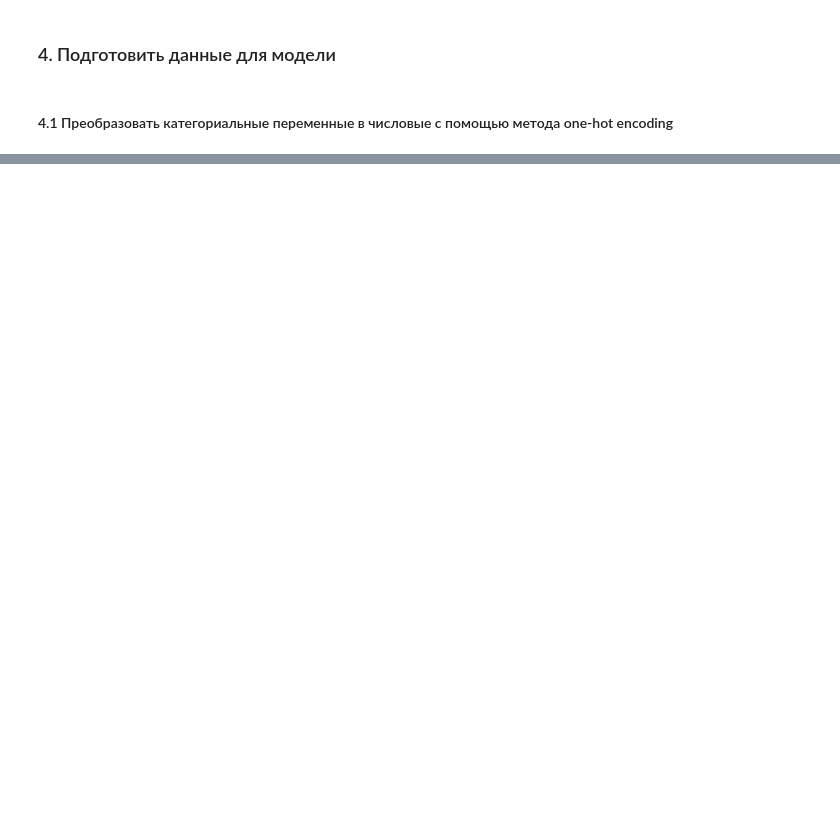
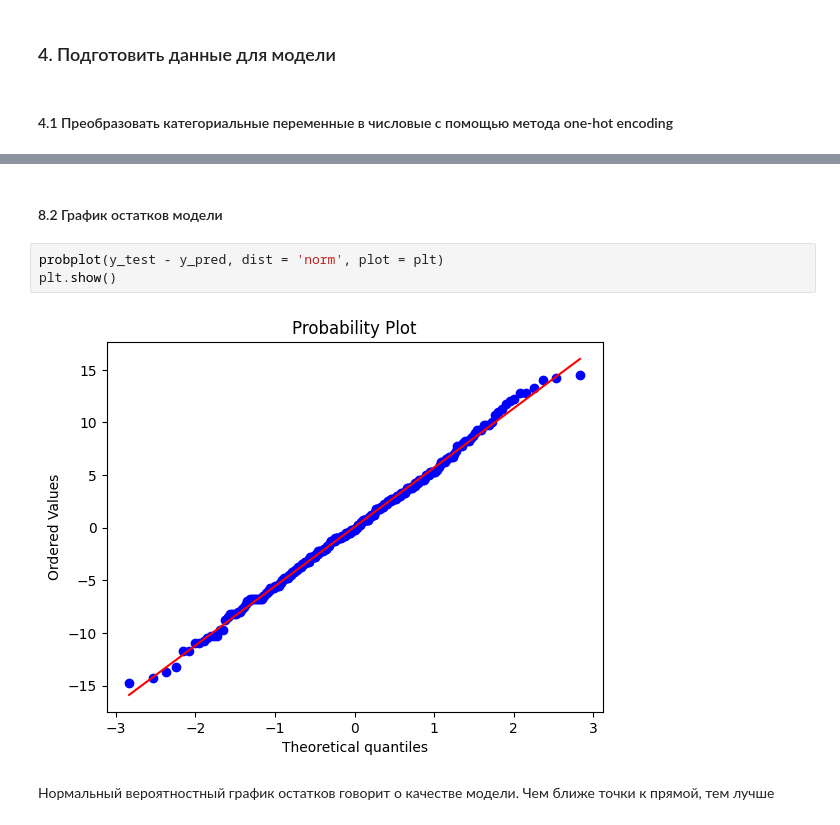
Before and after one commit to OlegNesterenkoZXC/ML-estimation-prediction, a Jupyter notebook: estimation-prediction.ipynb, the cells around one changed output, grey strips where cells are left out. Saved outputs shown, nothing was run; the diff lists cells and outputs as text; blank space fills up the shorter version.

```diff
--- a/estimation-prediction.ipynb
+++ b/estimation-prediction.ipynb
@@ -270,0 +446,9 @@ dtype: object
+# %% [markdown]
+#### 8.2 График остатков модели
+# %%
+probplot(y_test - y_pred, dist = 'norm', plot = plt)
+plt.show()
+# %% [output]
+[figure, added]
+# %% [markdown]
+Нормальный вероятностный график остатков говорит о качестве модели. Чем ближе точки к прямой, тем лучше
```
Also changed, not shown: parts of 42 cells of this notebook.
